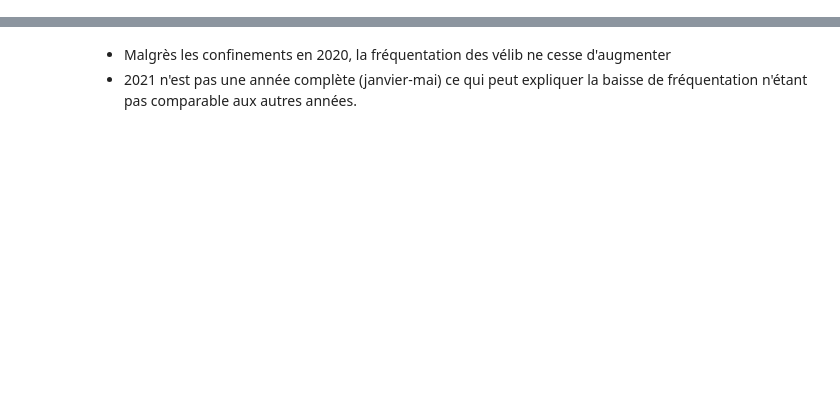
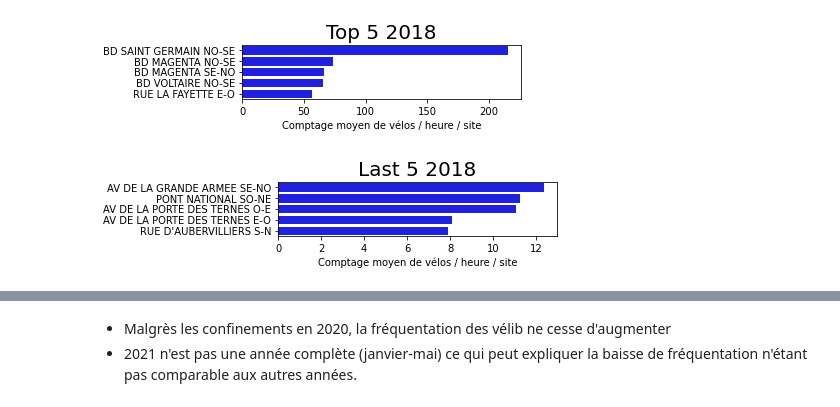
Before and after one commit to tanouar/ParisPyVelib, a Jupyter notebook: Notebook3_Graphique.ipynb, the cells around one changed output, grey strips where cells are left out. Drawn from its saved outputs; the diff is of its cells as text; code cells hidden in the pictures; blank space fills up the shorter version.

```diff
--- a/Notebook3_Graphique.ipynb
+++ b/Notebook3_Graphique.ipynb
@@ -67,0 +75,22 @@ df2
+# %%
+# 2018
+df2 = df_year[df_year['Y_Date_Count'] == 2018].sort_values(by = 'Count_by_hour', ascending = False)
+
+# Top
+fig = plt.figure(figsize = (5,1))
+    #plt.subplot(4,4,1) pourquoi ça marche pas ???
+sns.barplot(x = df2['Count_by_hour'].head(5), y = df2['Address_Dir'].head(5), color = 'b');
+plt.title('Top 5 2018', fontsize = 20)
+plt.xlabel('Comptage moyen de vélos / heure / site')
+plt.ylabel('')
+plt.show()
+# Last
+fig = plt.figure(figsize = (5,1))
+sns.barplot(x = df2['Count_by_hour'].tail(5), y = df2['Address_Dir'].tail(5), color = 'b');
+plt.title('Last 5 2018', fontsize = 20)
+plt.xlabel('Comptage moyen de vélos / heure / site')
+plt.ylabel('')
+plt.show()
+# %% [output]
+[figure, added]
+[figure, added]
```
Also changed, not shown: parts of 18 cells of this notebook, 2 other files.
